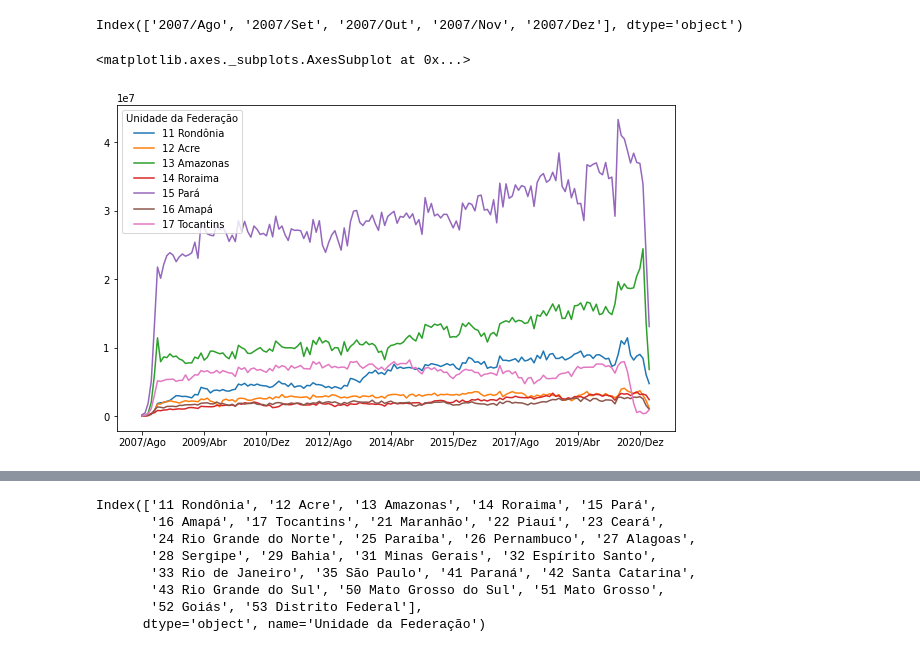
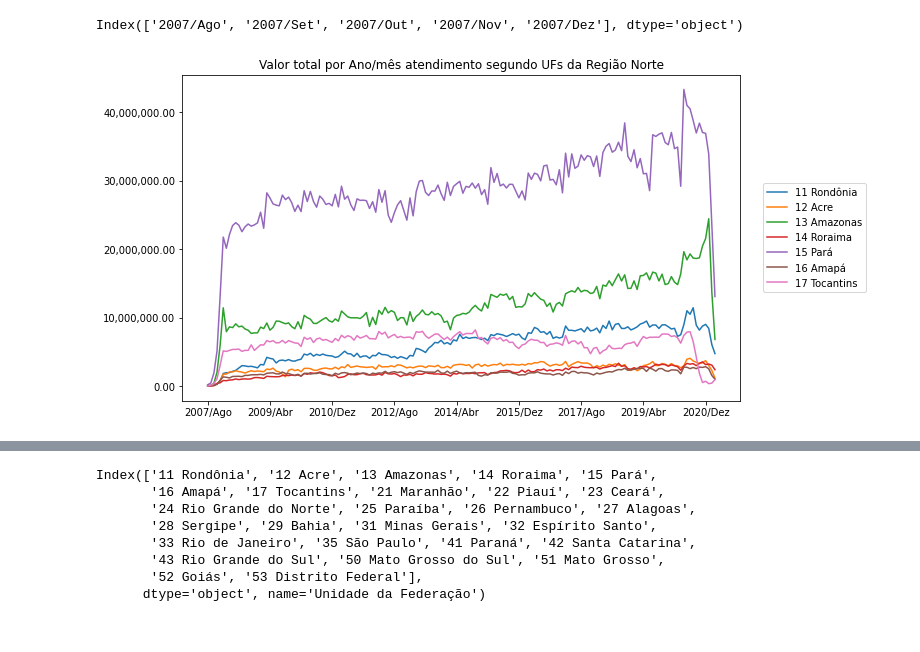
Before and after one commit to peixotosandro/Bootcamp-Data-Science, a Jupyter notebook: Módulo1_Aula3.ipynb, the cells around one changed output, grey strips where cells are left out. Saved outputs shown, nothing was run; the diff lists cells and outputs as text; code cells hidden in the pictures.

```diff
--- a/Módulo1_Aula3.ipynb
+++ b/Módulo1_Aula3.ipynb
@@ -281,11 +281,15 @@ Index(['12 Acre', '13 Amazonas', '14 Roraima'], dtype='object', name='Unidade da
 usaveis.columns[:5]
 # %% [output]
 Index(['2007/Ago', '2007/Set', '2007/Out', '2007/Nov', '2007/Dez'], dtype='object')
-# %%
-usaveis[:7].T.plot(figsize=(10,6))
-# %% [output]
-<matplotlib.axes._subplots.AxesSubplot at 0x...>
-[figure, removed]
+# %%
+ax = usaveis[:7].T.plot(figsize=(10,6))
+ax.legend(bbox_to_anchor=(1.04,0.5), loc="center left", borderaxespad=0)
+ax.yaxis.set_major_formatter(ticker.StrMethodFormatter("{x:,.2f}"))
+
+plt.title("Valor total por Ano/mês atendimento segundo UFs da Região Norte")
+plt.show()
+# %% [output]
+[figure, added]
 # %%
 usaveis.sample(n=7)
 # %% [output]
```
Also changed, not shown: parts of 16 cells of this notebook.
